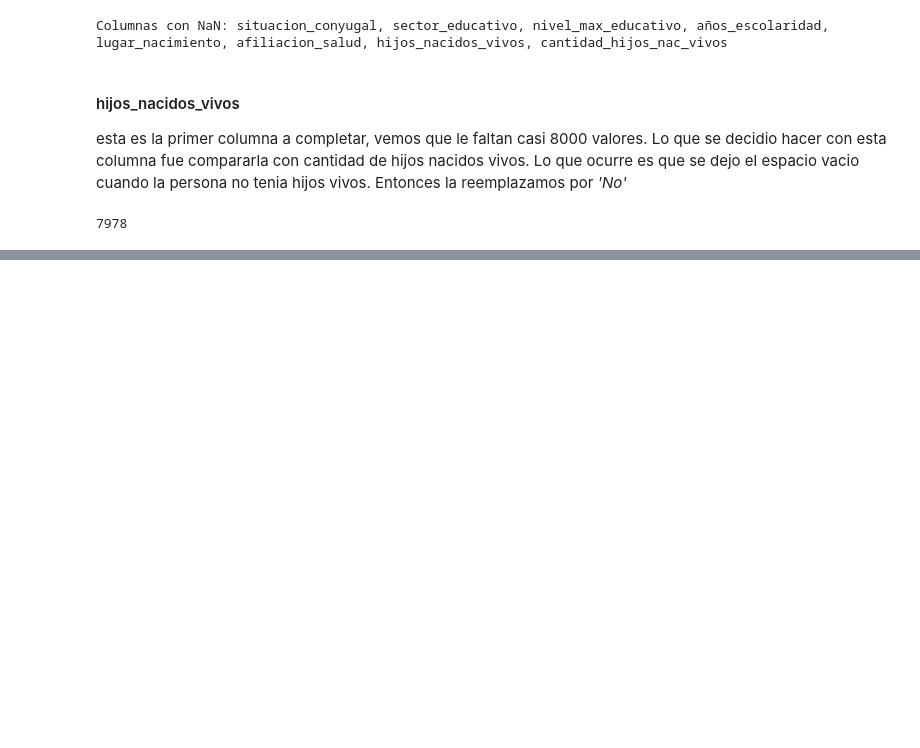
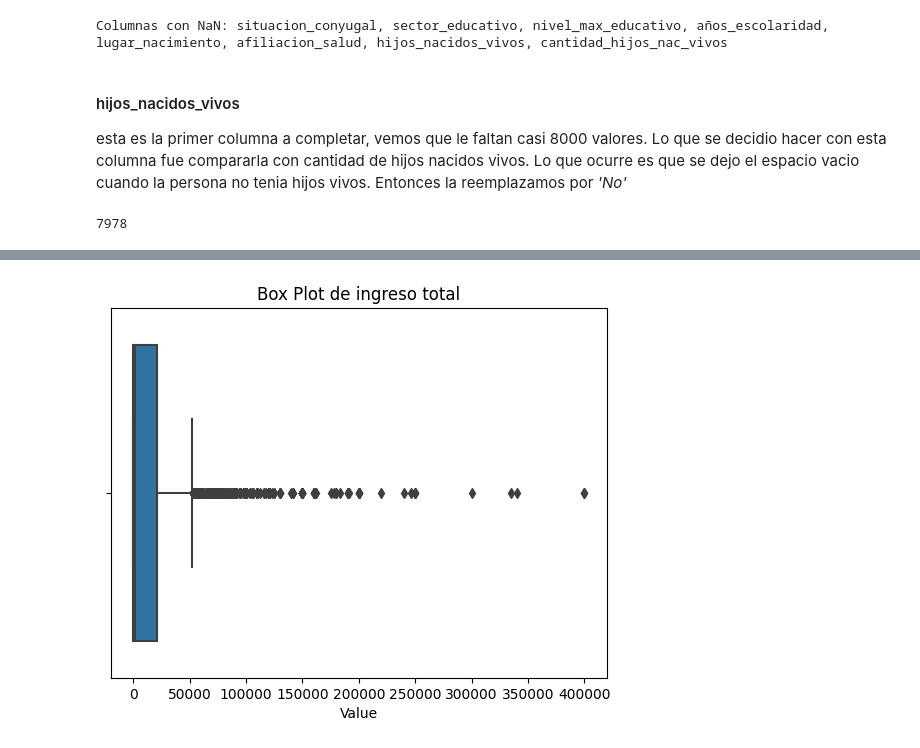
Before and after one commit to Nameless-86/fundamentos, a Jupyter notebook: notebook_final.ipynb, the cells around one changed output, grey strips where cells are left out. Cells and saved outputs as stored; diff of their text form; code cells hidden in the pictures; blank space fills up the shorter version.

```diff
--- a/notebook_final.ipynb
+++ b/notebook_final.ipynb
@@ -73,0 +326,7 @@ dataframe['hijos_nacidos_vivos'] = dataframe['hijos_nacidos_vivos'].fillna('No')
+# %%
+sns.boxplot(x=dataframe['ingreso_total_lab'])
+plt.title('Box Plot de ingreso total')
+plt.xlabel('Value')
+plt.show()
+# %% [output]
+[figure, added]
```
Also changed, not shown: parts of 103 cells of this notebook, 2 other files.
